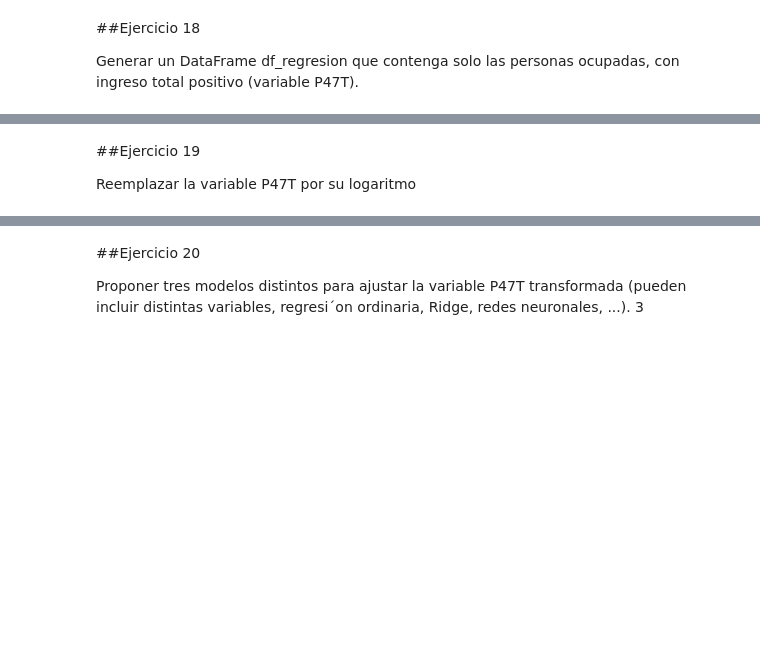
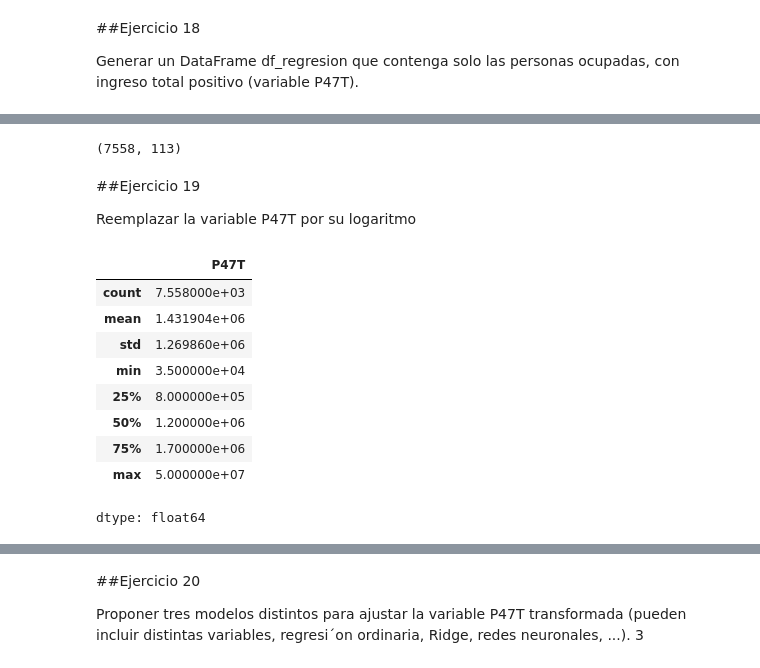
Before and after one commit to davidpalacio1/TP-1-LDD, a Jupyter notebook: TP_2_LDD_versionDavid.ipynb, the cells around one changed output, grey strips where cells are left out. Cells and saved outputs as stored; diff of their text form; code cells hidden in the pictures; blank space fills up the shorter version.

```diff
--- a/TP_2_LDD_versionDavid.ipynb
+++ b/TP_2_LDD_versionDavid.ipynb
@@ -1317,4 +1323,29 @@ total positivo (variable P47T).
+# %%
+# Generamos el nuevo DataFrame con personas ocupadas que tengan ingreso total positivo:
+
+df_regresion = df_clean[
+    (df_clean["EMPLEO"] == 1) & (df_clean["P47T"] > 0)
+].copy()
+# %%
+df_regresion.shape
+# %% [output]
+(7558, 113)
 # %% [markdown]
 ##Ejercicio 19
 
 Reemplazar la variable P47T por su logaritmo
+# %%
+# Primero revisamos la distribución de la variable:
+
+df_regresion["P47T"].describe()
+# %% [output]
+|  | P47T |
+| count | 7.558000e+03 |
+| mean | 1.431904e+06 |
+| std | 1.269860e+06 |
+| min | 3.500000e+04 |
+| 25% | 8.000000e+05 |
+| 50% | 1.200000e+06 |
+| 75% | 1.700000e+06 |
+| max | 5.000000e+07 |
+dtype: float64
```
Also changed, not shown: parts of 5 cells of this notebook.
